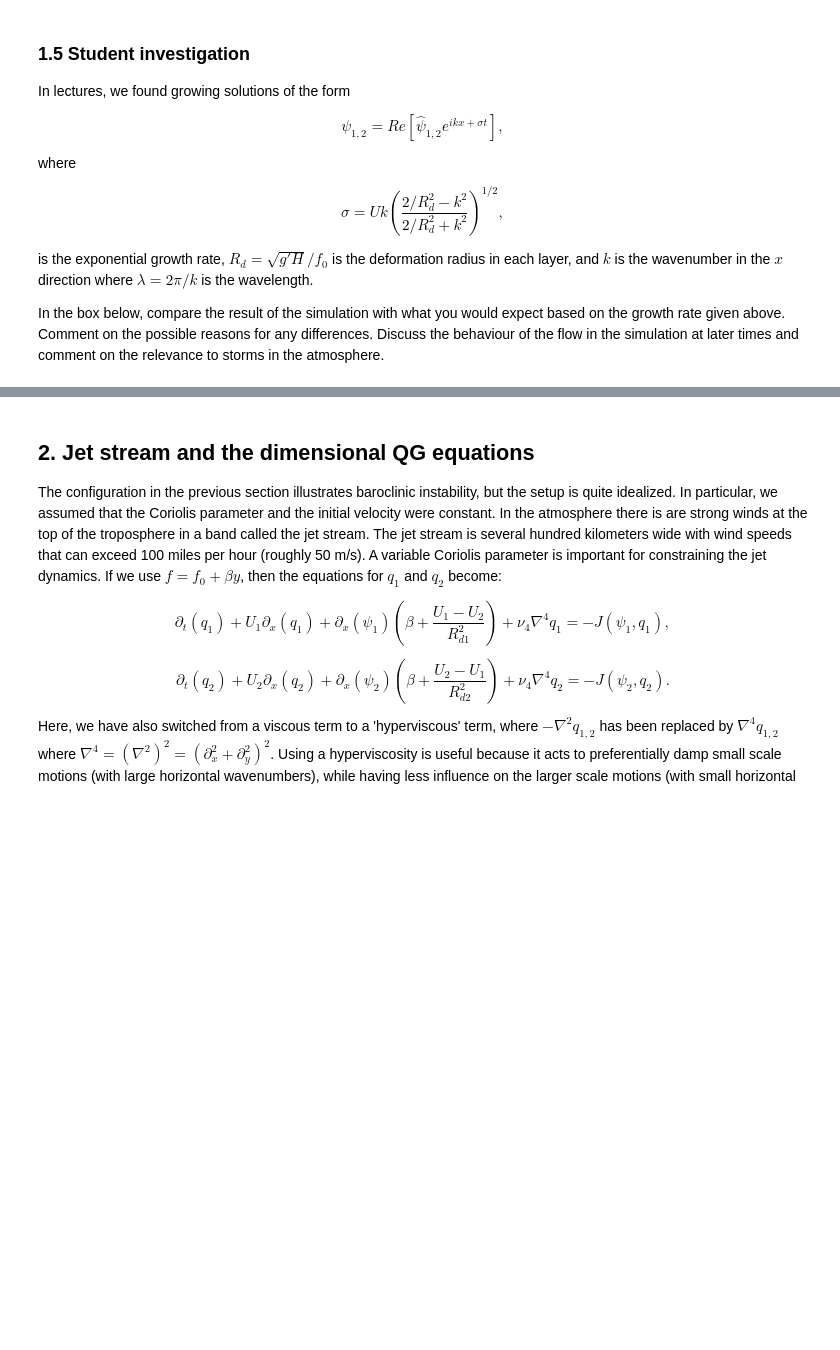
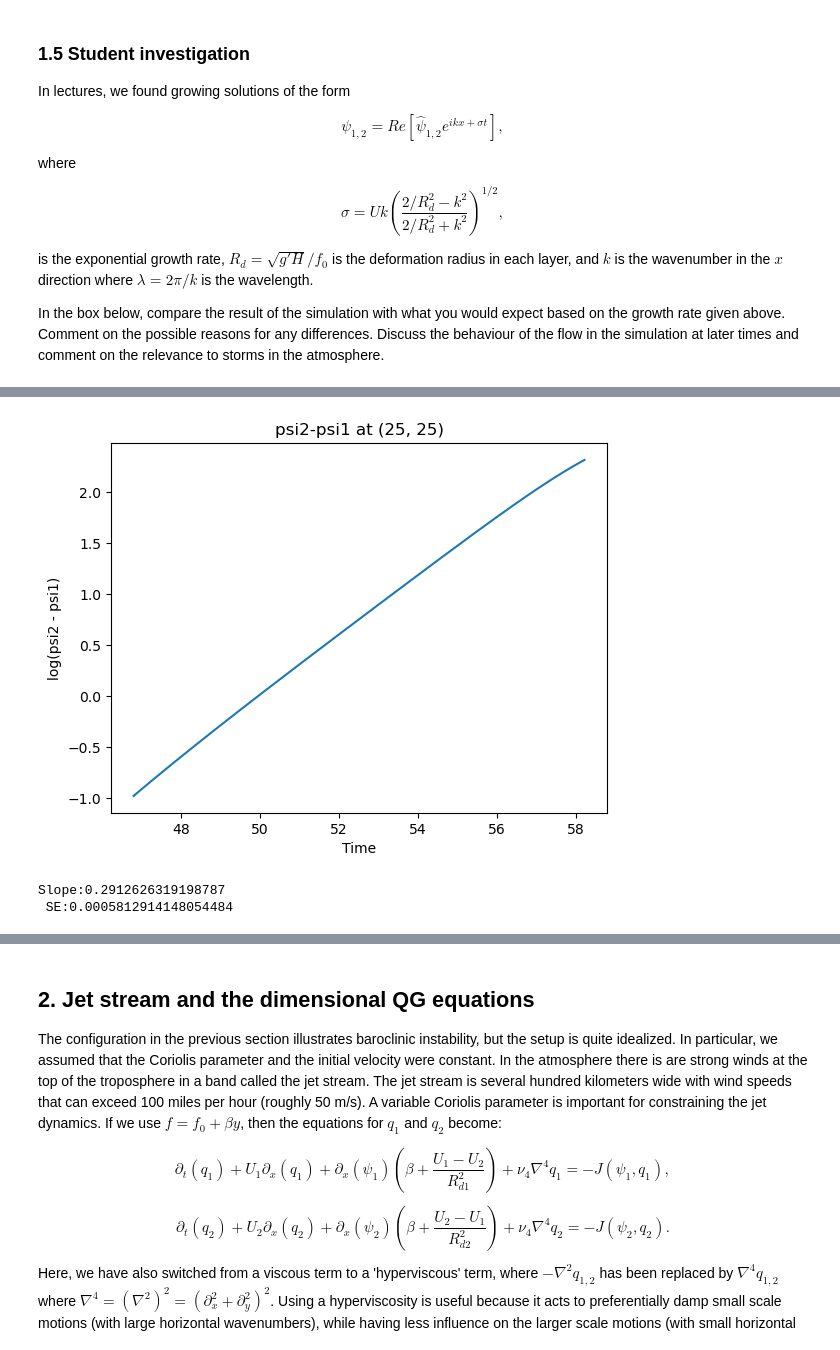
Before and after one commit to vantran1/QCES, a Jupyter notebook: Project4_storms.ipynb, the cells around one changed output, grey strips where cells are left out. Saved outputs shown, nothing was run; the diff lists cells and outputs as text; code cells hidden in the pictures; blank space fills up the shorter version.

```diff
--- a/Project4_storms.ipynb
+++ b/Project4_storms.ipynb
@@ -228,0 +276,20 @@ psi2_save[n,:,:]
+# %%
+# New Point
+log_values, t_save = calculator(15,15) # Lower left
+
+# Plotting a filtered plot
+values_filtered = log_values[600:-150]
+t_save_filtered = t_save[600:-150]
+plt.plot(t_save_filtered, values_filtered)
+plt.xlabel('Time')
+plt.ylabel('log(psi2 - psi1)')
+plt.title('psi2-psi1 at (25, 25)')
+plt.show()
+
+# Running linear regression
+slope, se = regression_helper(t_save_filtered, values_filtered)
+print(f'Slope:{slope} \n SE:{se}')
+# %% [output]
+[figure, added]
+Slope:0.2912626319198787
+ SE:0.0005812914148054484
```
Also changed, not shown: parts of 25 cells of this notebook.
